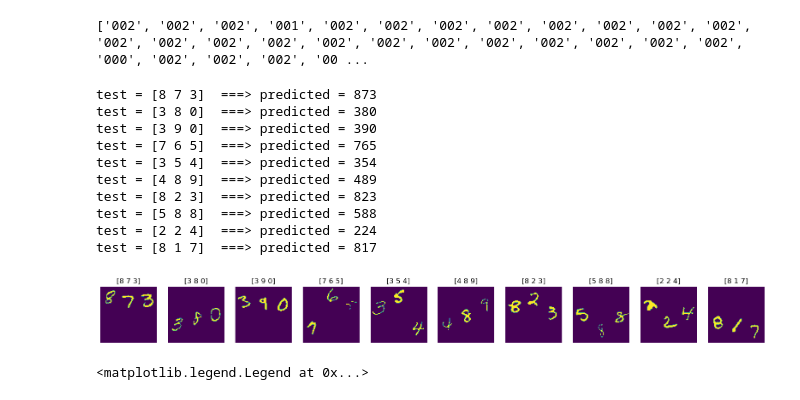
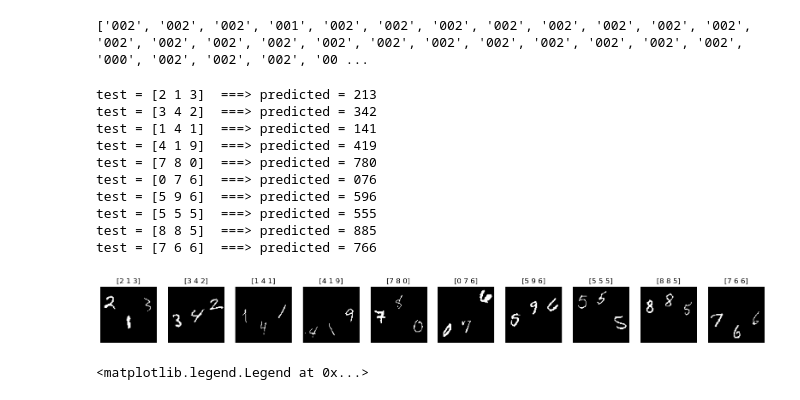
Before and after one commit to engmohamedsalah/AIMaster-MachineLearningDeepLearning, a Jupyter notebook: mohamed_task2.ipynb, the cells around one changed output. Drawn from its saved outputs; the diff is of its cells as text; code cells hidden in the pictures.

```diff
--- a/mohamed_task2.ipynb
+++ b/mohamed_task2.ipynb
@@ -263,38 +263,38 @@ print(combined_numbers)
 # %%
 import random
 
 # Set the random seed for reproducibility
 random.seed(42)
 
 # Pick 20 random indices
 # Print the corresponding y_test and x_test values
 
 from random import Random
 rand = Random()
 plt.figure(figsize=(20, 2))
 for i in range(0, 10):
     plt.subplot(1,10, i + 1)
     x = rand.randint(0, len(x_test) - 1)  # select a random index from x_train data
     print(f'test = {y_test[x]}  ===> predicted = {combined_numbers[x]}')
-    plt.imshow(x_test[x])
+    plt.imshow(x_test[x],cmap='gray')
     plt.title(y_test[x])
     plt.axis('off')
     #print y_pred
 
 
 plt.show()
 # %% [output]
-test = [8 7 3]  ===> predicted = 873
-test = [3 8 0]  ===> predicted = 380
-test = [3 9 0]  ===> predicted = 390
-test = [7 6 5]  ===> predicted = 765
-test = [3 5 4]  ===> predicted = 354
-test = [4 8 9]  ===> predicted = 489
-test = [8 2 3]  ===> predicted = 823
-test = [5 8 8]  ===> predicted = 588
-test = [2 2 4]  ===> predicted = 224
-test = [8 1 7]  ===> predicted = 817
+test = [2 1 3]  ===> predicted = 213
+test = [3 4 2]  ===> predicted = 342
+test = [1 4 1]  ===> predicted = 141
+test = [4 1 9]  ===> predicted = 419
+test = [7 8 0]  ===> predicted = 780
+test = [0 7 6]  ===> predicted = 076
+test = [5 9 6]  ===> predicted = 596
+test = [5 5 5]  ===> predicted = 555
+test = [8 8 5]  ===> predicted = 885
+test = [7 6 6]  ===> predicted = 766
-[figure, old version]
+[figure, new version]
 # %%
 # sketch graph between train and validation
 plt.plot(history.history['loss'])
```
